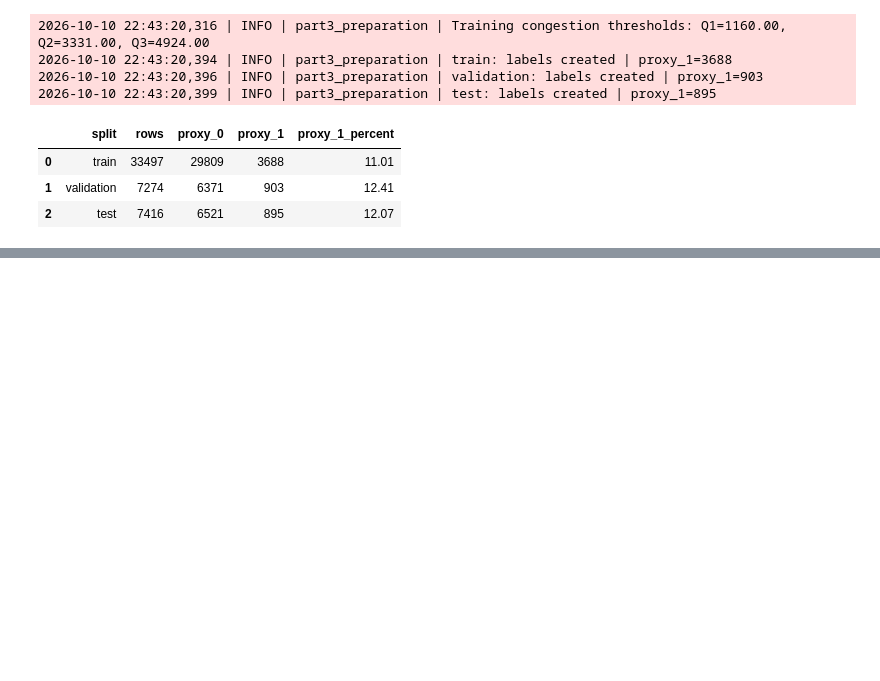
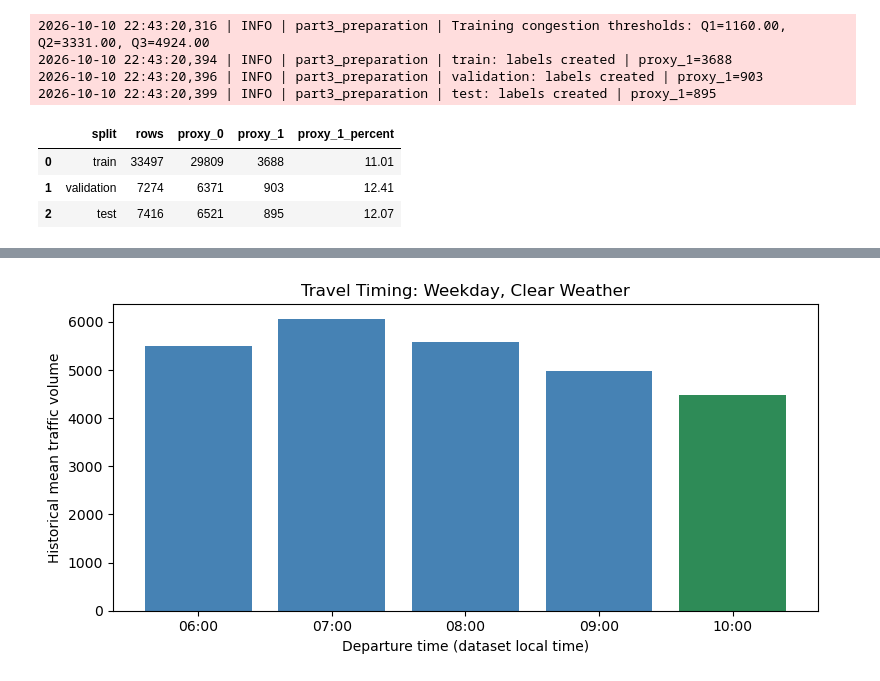
Before and after one commit to Yujin-lab55/smart-city-traffic-capstone, a Jupyter notebook: Capstone_Part3.ipynb, the cells around one changed output, grey strips where cells are left out. Saved outputs shown, nothing was run; the diff lists cells and outputs as text; code cells hidden in the pictures; blank space fills up the shorter version.

```diff
--- a/Capstone_Part3.ipynb
+++ b/Capstone_Part3.ipynb
@@ -418,0 +1657,36 @@ pd.DataFrame(label_summary)
+# %%
+# Compare all eligible hours in the requested window
+comparison = travel_profiles.loc[
+    (travel_profiles["day_type"] == "Weekday")
+    & (travel_profiles["weather_main"] == "clear")
+    & (travel_profiles["hour"].between(6, 10))
+    & (travel_profiles["observed_hours"] >= 10)
+].sort_values("hour")
+
+best_hour = recommendations.iloc[0]["hour"]
+colors = [
+    "seagreen" if hour == best_hour else "steelblue"
+    for hour in comparison["hour"]
+]
+
+fig, ax = plt.subplots(figsize=(8, 4))
+ax.bar(
+    comparison["hour"].map(lambda h: f"{h:02d}:00"),
+    comparison["average_traffic"],
+    color=colors
+)
+ax.set_title("Travel Timing: Weekday, Clear Weather")
+ax.set_xlabel("Departure time (dataset local time)")
+ax.set_ylabel("Historical mean traffic volume")
+ax.set_ylim(bottom=0)
+fig.tight_layout()
+
+fig.savefig(
+    figures_folder / "travel_timing_recommendation.png",
+    dpi=150,
+    bbox_inches="tight"
+)
+plt.show()
+
+recommendation_logger.info("Saved travel timing comparison chart.")
+# %% [output]
@@ -418,0 +1695 @@ pd.DataFrame(label_summary)
+[figure, added]
```
Also changed, not shown: parts of 28 cells of this notebook.
